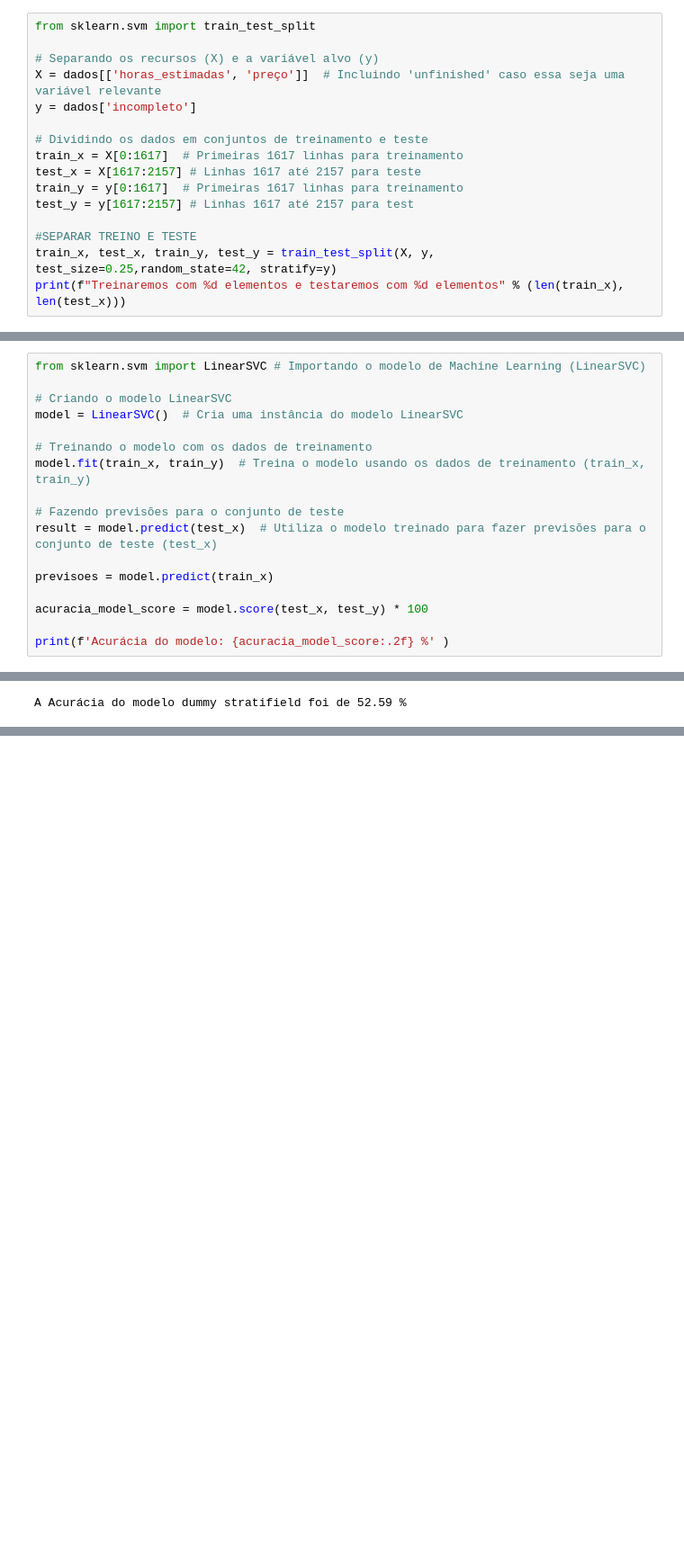
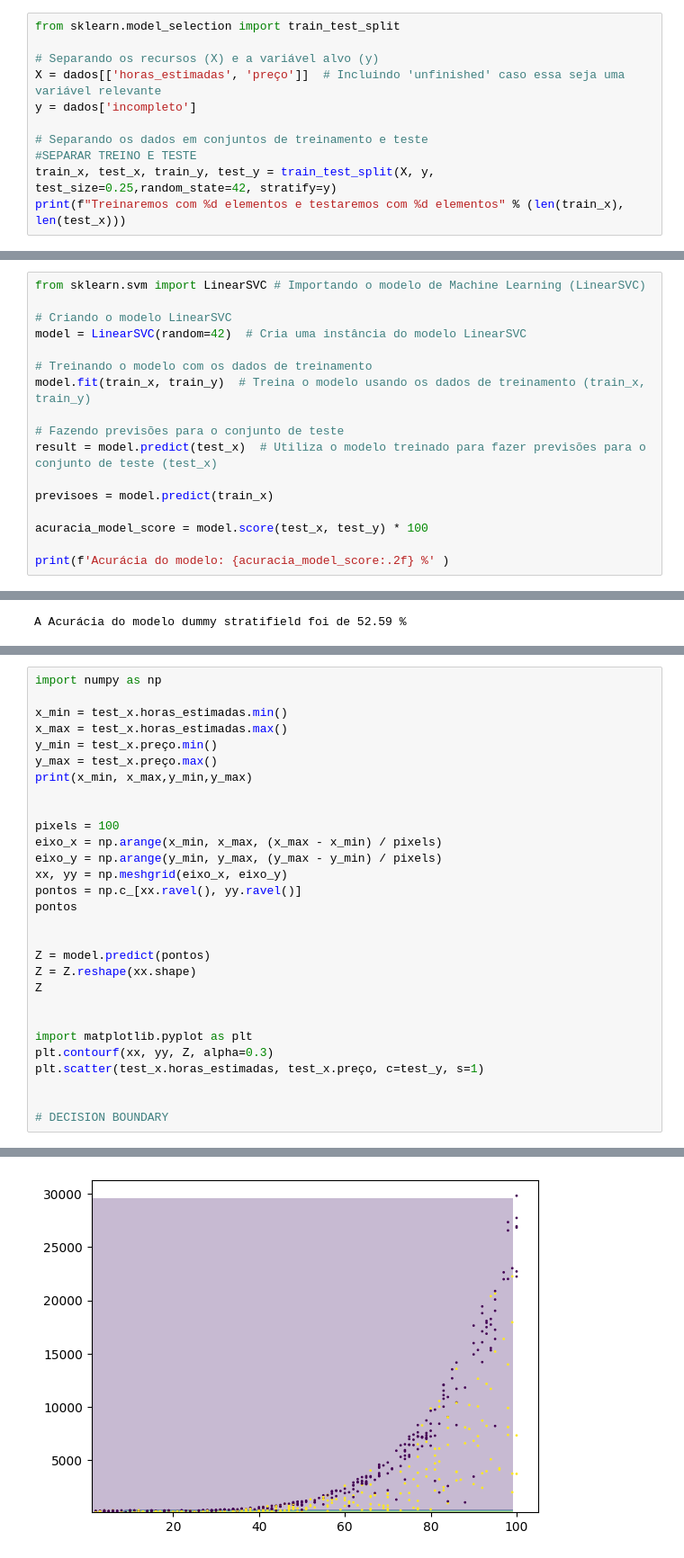
Before and after one commit to Elberth-Git/ml_finishedprojects, a Jupyter notebook: não_finaliza_site_.ipynb, the cells around one changed output, grey strips where cells are left out. Shown: that part at 90% size. Saved outputs shown, nothing was run; the diff lists cells and outputs as text; blank space fills up the shorter version.

```diff
--- a/não_finaliza_site_.ipynb
+++ b/não_finaliza_site_.ipynb
@@ -71,16 +75,11 @@ display(dados.head(200))
 # %%
-from sklearn.svm import train_test_split
+from sklearn.model_selection import train_test_split
 
 # Separando os recursos (X) e a variável alvo (y)
 X = dados[['horas_estimadas', 'preço']]  # Incluindo 'unfinished' caso essa seja uma variável relevante
 y = dados['incompleto']
 
-# Dividindo os dados em conjuntos de treinamento e teste
-train_x = X[0:1617]  # Primeiras 1617 linhas para treinamento
-test_x = X[1617:2157] # Linhas 1617 até 2157 para teste
-train_y = y[0:1617]  # Primeiras 1617 linhas para treinamento
-test_y = y[1617:2157] # Linhas 1617 até 2157 para test
-
+# Separando os dados em conjuntos de treinamento e teste
 #SEPARAR TREINO E TESTE
 train_x, test_x, train_y, test_y = train_test_split(X, y, test_size=0.25,random_state=42, stratify=y)
 print(f"Treinaremos com %d elementos e testaremos com %d elementos" % (len(train_x), len(test_x)))
@@ -90,7 +89,7 @@ Treinaremos com 1617 elementos e testaremos com 540 elementos
 from sklearn.svm import LinearSVC # Importando o modelo de Machine Learning (LinearSVC)
 
 # Criando o modelo LinearSVC
-model = LinearSVC()  # Cria uma instância do modelo LinearSVC
+model = LinearSVC(random=42)  # Cria uma instância do modelo LinearSVC
 
 # Treinando o modelo com os dados de treinamento
 model.fit(train_x, train_y)  # Treina o modelo usando os dados de treinamento (train_x, train_y)
@@ -126,0 +143,30 @@ A Acurácia do modelo dummy stratifield foi de 52.59 %
+# %%
+import numpy as np
+
+x_min = test_x.horas_estimadas.min()
+x_max = test_x.horas_estimadas.max()
+y_min = test_x.preço.min()
+y_max = test_x.preço.max()
+print(x_min, x_max,y_min,y_max)
+
+
+pixels = 100
+eixo_x = np.arange(x_min, x_max, (x_max - x_min) / pixels)
+eixo_y = np.arange(y_min, y_max, (y_max - y_min) / pixels)
+xx, yy = np.meshgrid(eixo_x, eixo_y)
+pontos = np.c_[xx.ravel(), yy.ravel()]
+pontos
+
+
+Z = model.predict(pontos)
+Z = Z.reshape(xx.shape)
+Z
+
+
+import matplotlib.pyplot as plt
+plt.contourf(xx, yy, Z, alpha=0.3)
+plt.scatter(test_x.horas_estimadas, test_x.preço, c=test_y, s=1)
+
+
+# DECISION BOUNDARY
+# %% [output]
@@ -126,0 +175 @@ A Acurácia do modelo dummy stratifield foi de 52.59 %
+[figure, added]
```
Also changed, not shown: parts of 20 cells of this notebook.
